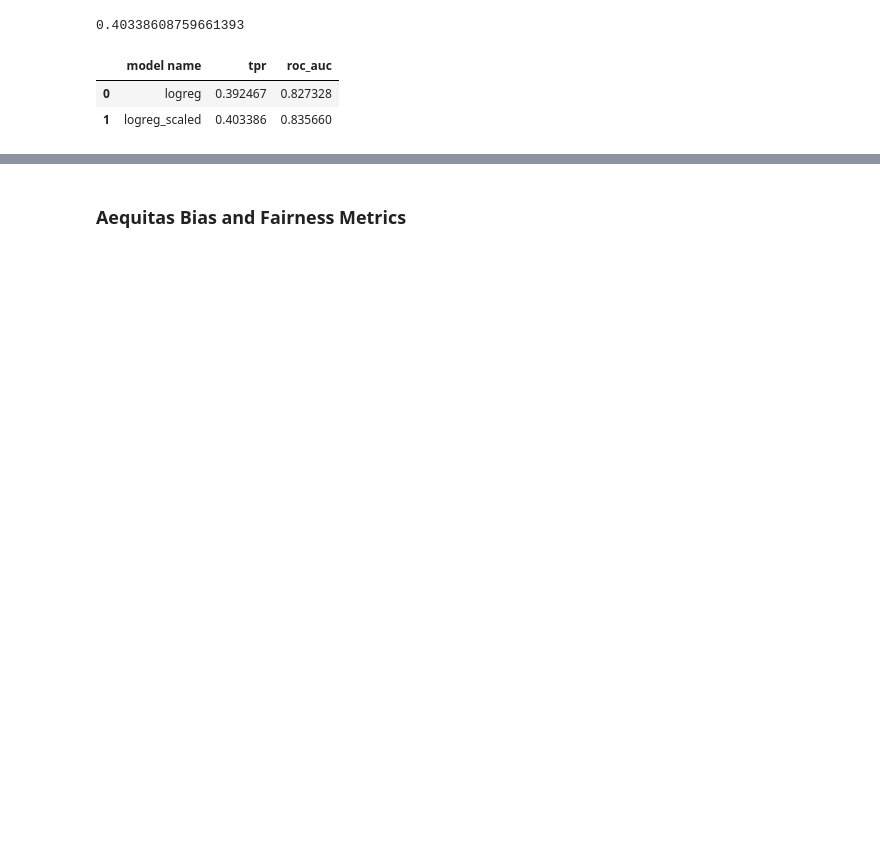
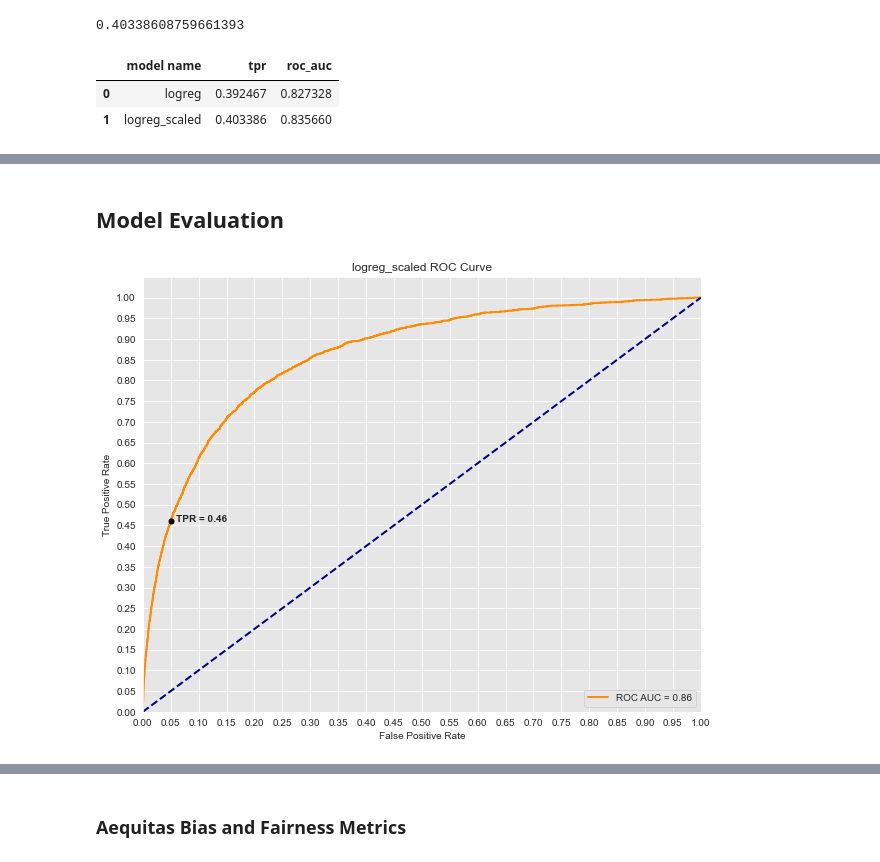
Before and after one commit to luke-lite/Bank-Account-Fraud-Detection, a Jupyter notebook: Bank-Account-Fraud-Detection-Temporal-Split.ipynb, the cells around one changed output, grey strips where cells are left out. Saved outputs shown, nothing was run; the diff lists cells and outputs as text; code cells hidden in the pictures; blank space fills up the shorter version.

```diff
--- a/Bank-Account-Fraud-Detection-Temporal-Split.ipynb
+++ b/Bank-Account-Fraud-Detection-Temporal-Split.ipynb
@@ -44,6 +44,7 @@ from sklearn.neighbors import KNeighborsClassifier
 %matplotlib inline
 seed = 99
 sns.set_style('darkgrid', {'axes.facecolor': '0.9'})
+fpr_max = 0.05
 
 # with open('clf.pickle', 'rb') as f:
 #     clf = pickle.load(f)
@@ -326,8 +376,8 @@ Try with scaled features:
 # %%
-scale_pipe = Pipeline([('scaler', StandardScaler()),
+lr_scale_pipe = Pipeline([('scaler', StandardScaler()),
                        ('logreg', LogisticRegression(fit_intercept=False, solver='liblinear'))
                       ])
-lr_scaled_eval = ModelEval(model=scale_pipe, model_name='logreg_scaled', score_df=score_df)
+lr_scaled_eval = ModelEval(model=lr_scale_pipe, model_name='logreg_scaled', score_df=score_df)
 # %%
 lr_scaled_eval.cv_proba(X_train, y_train, method='decision_function', cv=5)
 # %%
@@ -449,0 +517,2 @@ pd.DataFrame(rf_gs.cv_results_)
+# %% [markdown]
+## Model Evaluation
@@ -449,0 +521,4 @@ pd.DataFrame(rf_gs.cv_results_)
+# %%
+lr_scaled_eval.plot_roc(test_set=True)
+# %% [output]
+[figure, added]
```
Also changed, not shown: parts of 54 cells of this notebook.
